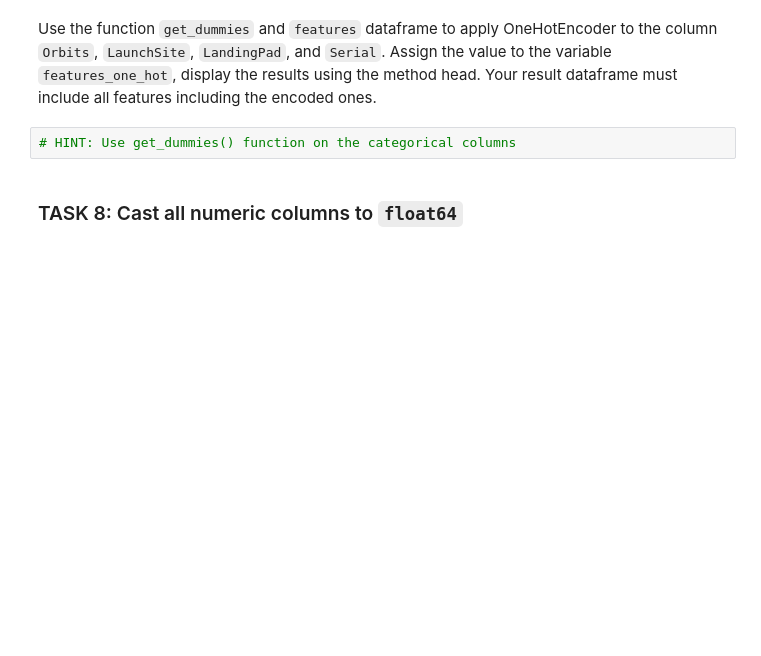
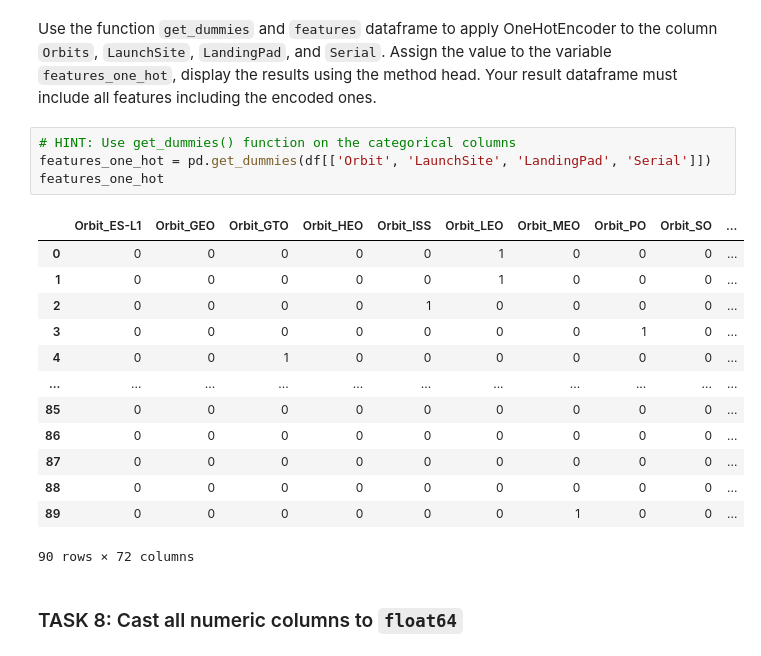
Before and after one commit to elve11/SpaceY_assignment, a Jupyter notebook: Final_Assignment_05.ipynb, the cells around one changed output. Saved outputs shown, nothing was run; the diff lists cells and outputs as text; blank space fills up the shorter version.

```diff
--- a/Final_Assignment_05.ipynb
+++ b/Final_Assignment_05.ipynb
@@ -201,6 +208,22 @@ features.head()
 Use the function <code>get_dummies</code> and <code>features</code> dataframe to apply OneHotEncoder to the column <code>Orbits</code>, <code>LaunchSite</code>, <code>LandingPad</code>, and <code>Serial</code>. Assign the value to the variable <code>features_one_hot</code>, display the results using the method head. Your result dataframe must include all features including the encoded ones.
 # %%
 # HINT: Use get_dummies() function on the categorical columns
+features_one_hot = pd.get_dummies(df[['Orbit', 'LaunchSite', 'LandingPad', 'Serial']])
+features_one_hot
+# %% [output]
+|  | Orbit_ES-L1 | Orbit_GEO | Orbit_GTO | Orbit_HEO | Orbit_ISS | Orbit_LEO | Orbit_MEO | Orbit_PO | Orbit_SO | ... |
+| 0 | 0 | 0 | 0 | 0 | 0 | 1 | 0 | 0 | 0 | ... |
+| 1 | 0 | 0 | 0 | 0 | 0 | 1 | 0 | 0 | 0 | ... |
+| 2 | 0 | 0 | 0 | 0 | 1 | 0 | 0 | 0 | 0 | ... |
+| 3 | 0 | 0 | 0 | 0 | 0 | 0 | 0 | 1 | 0 | ... |
+| 4 | 0 | 0 | 1 | 0 | 0 | 0 | 0 | 0 | 0 | ... |
+| ... | ... | ... | ... | ... | ... | ... | ... | ... | ... | ... |
+| 85 | 0 | 0 | 0 | 0 | 0 | 0 | 0 | 0 | 0 | ... |
+| 86 | 0 | 0 | 0 | 0 | 0 | 0 | 0 | 0 | 0 | ... |
+| 87 | 0 | 0 | 0 | 0 | 0 | 0 | 0 | 0 | 0 | ... |
+| 88 | 0 | 0 | 0 | 0 | 0 | 0 | 0 | 0 | 0 | ... |
+| 89 | 0 | 0 | 0 | 0 | 0 | 0 | 1 | 0 | 0 | ... |
+90 rows × 72 columns
 # %% [markdown]
 ### TASK  8: Cast all numeric columns to `float64`
 # %% [markdown]
```
Also changed, not shown: parts of 2 cells of this notebook.
